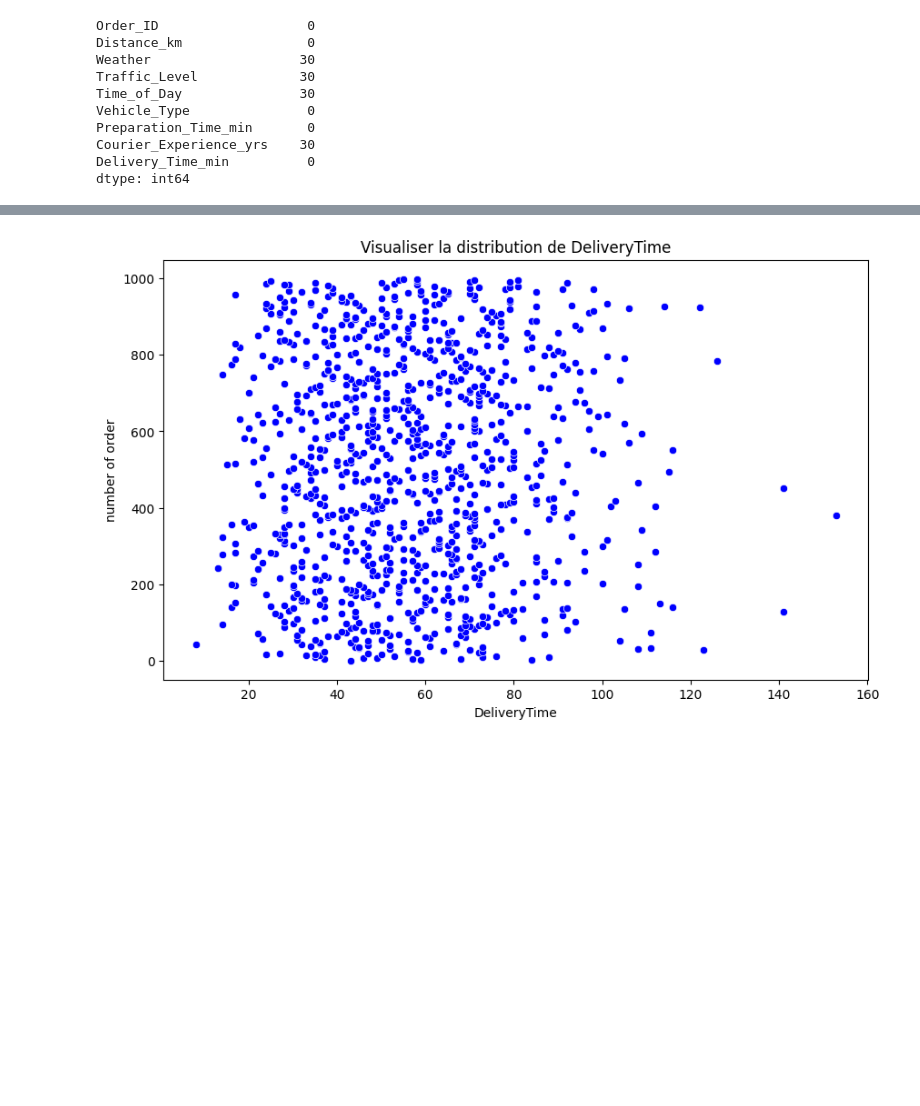
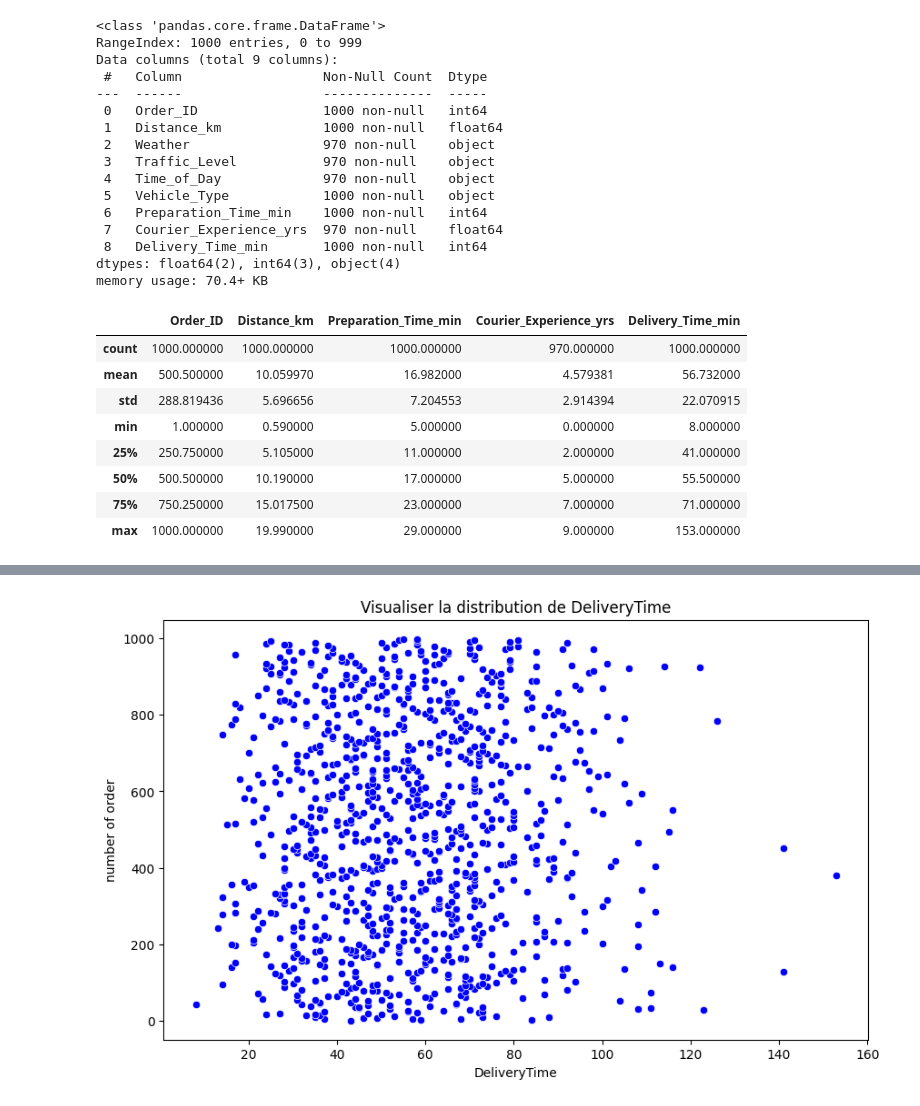
Before and after one commit to karimabenihda/brief2_Prediction_Temps_Livraison, a Jupyter notebook: main.ipynb, the cells around one changed output, grey strips where cells are left out. Drawn from its saved outputs; the diff is of its cells as text; code cells hidden in the pictures; blank space fills up the shorter version.

```diff
--- a/main.ipynb
+++ b/main.ipynb
@@ -11,22 +11,37 @@ from sklearn.metrics import mean_absolute_error, r2_score
 # %%
 data=pd.read_csv('data.csv')
 # data.head()
-# data.info()
-# data.describe()
+data.info()
+data.describe()
 
-n=data.isnull().sum()
-print(n)
+# n=data.isnull().sum()
+# print(n)
 # %% [output]
-Order_ID                   0
-Distance_km                0
-Weather                   30
-Traffic_Level             30
-Time_of_Day               30
-Vehicle_Type               0
-Preparation_Time_min       0
-Courier_Experience_yrs    30
-Delivery_Time_min          0
-dtype: int64
+<class 'pandas.core.frame.DataFrame'>
+RangeIndex: 1000 entries, 0 to 999
+Data columns (total 9 columns):
+ #   Column                  Non-Null Count  Dtype
+---  ------                  --------------  -----
+ 0   Order_ID                1000 non-null   int64
+ 1   Distance_km             1000 non-null   float64
+ 2   Weather                 970 non-null    object
+ 3   Traffic_Level           970 non-null    object
+ 4   Time_of_Day             970 non-null    object
+ 5   Vehicle_Type            1000 non-null   object
+ 6   Preparation_Time_min    1000 non-null   int64
+ 7   Courier_Experience_yrs  970 non-null    float64
+ 8   Delivery_Time_min       1000 non-null   int64
+dtypes: float64(2), int64(3), object(4)
+memory usage: 70.4+ KB
+|  | Order_ID | Distance_km | Preparation_Time_min | Courier_Experience_yrs | Delivery_Time_min |
+| count | 1000.000000 | 1000.000000 | 1000.000000 | 970.000000 | 1000.000000 |
+| mean | 500.500000 | 10.059970 | 16.982000 | 4.579381 | 56.732000 |
+| std | 288.819436 | 5.696656 | 7.204553 | 2.914394 | 22.070915 |
+| min | 1.000000 | 0.590000 | 5.000000 | 0.000000 | 8.000000 |
+| 25% | 250.750000 | 5.105000 | 11.000000 | 2.000000 | 41.000000 |
+| 50% | 500.500000 | 10.190000 | 17.000000 | 5.000000 | 55.500000 |
+| 75% | 750.250000 | 15.017500 | 23.000000 | 7.000000 | 71.000000 |
+| max | 1000.000000 | 19.990000 | 29.000000 | 9.000000 | 153.000000 |
 # %%
 data['Courier_Experience_yrs']=data['Courier_Experience_yrs'].fillna(data['Courier_Experience_yrs'].mean())
 data['Weather']=data['Weather'].fillna(data['Weather'].mode()[0])
```
Also changed, not shown: parts of 3 cells of this notebook, 3 other files.
